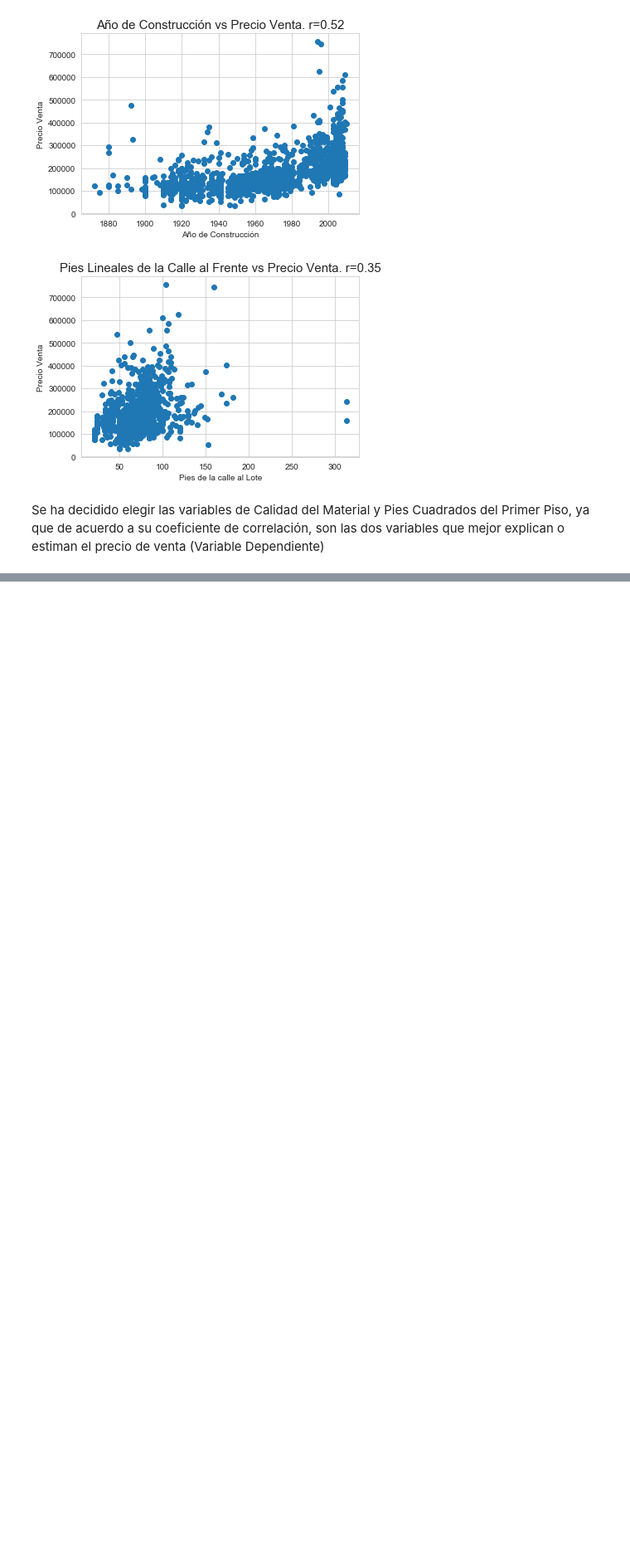
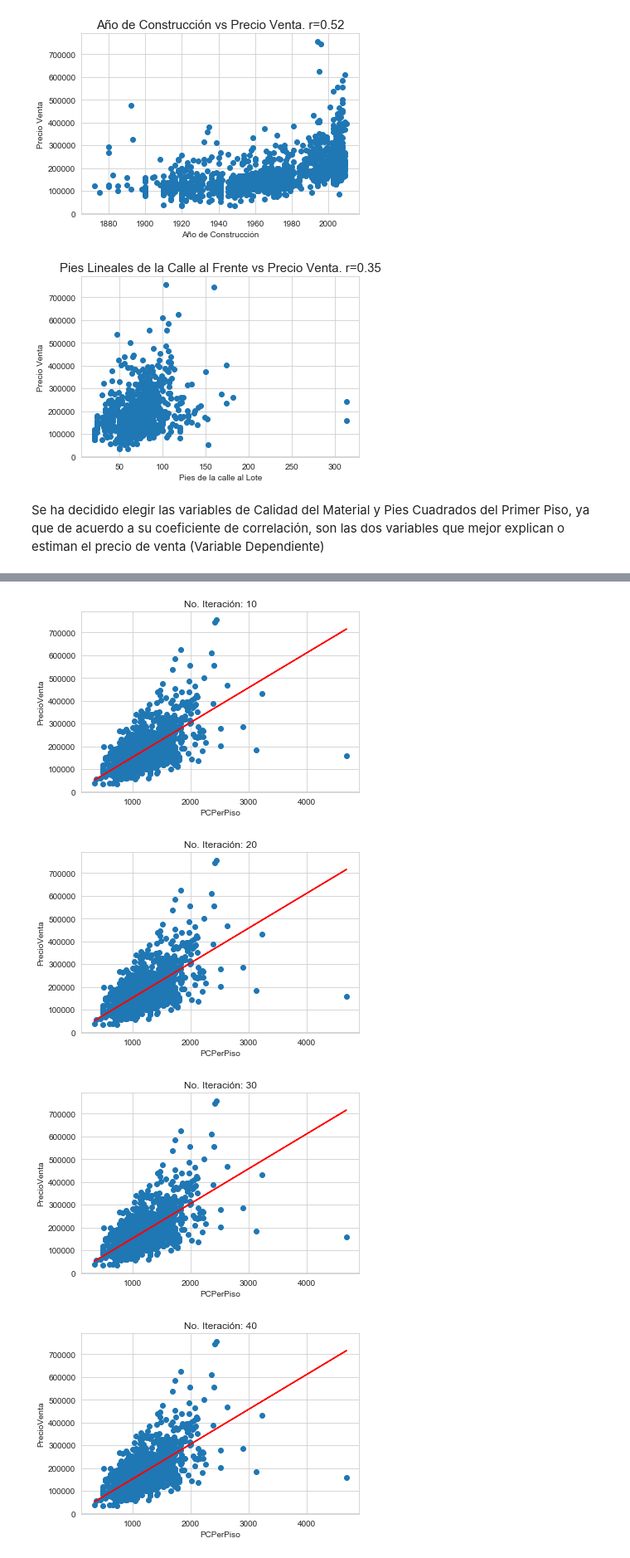
Before and after one commit to RebecaCarrera/proyecto_Python, a Jupyter notebook: Proyecto-Rebeca_Carrera.ipynb, the cells around one changed output, grey strips where cells are left out. Shown: that part at 83% size. Drawn from its saved outputs; the diff is of its cells as text; code cells hidden in the pictures; blank space fills up the shorter version.

```diff
--- a/Proyecto-Rebeca_Carrera.ipynb
+++ b/Proyecto-Rebeca_Carrera.ipynb
@@ -337,0 +387,7 @@ b
+# %%
+graficar_rmodelo(df_entrenamiento['PCPerPiso'],df_entrenamiento['PrecioVenta'], r_app, 10)
+# %% [output]
+[figure, added]
+[figure, added]
+[figure, added]
+[figure, added]
```
Also changed, not shown: parts of 13 cells of this notebook.
